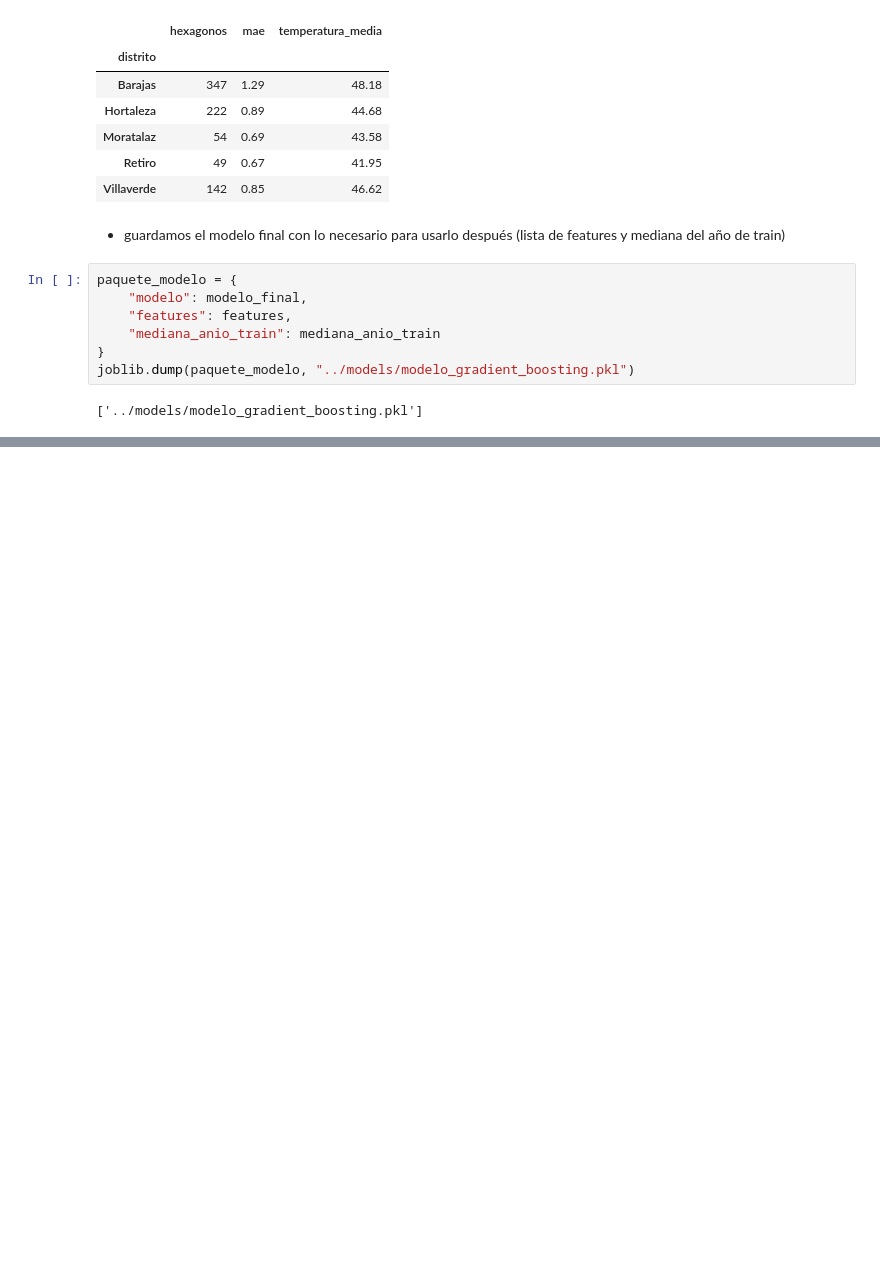
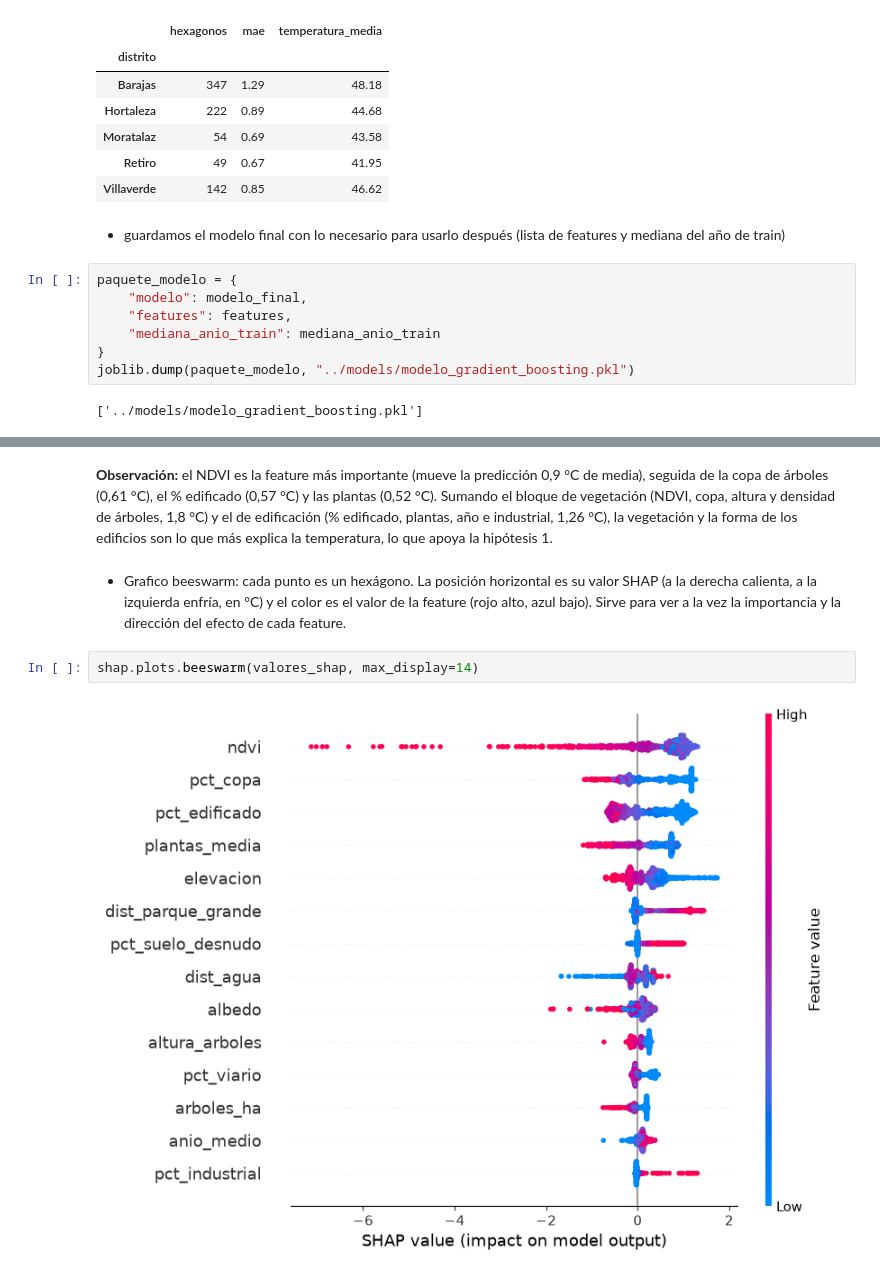
Before and after one commit to Juancarlosdelmarlostanau/calor-mayores-madrid, a Jupyter notebook: notebooks/modelo.ipynb, the cells around one changed output, grey strips where cells are left out. Saved outputs shown, nothing was run; the diff lists cells and outputs as text; blank space fills up the shorter version.

```diff
--- a/notebooks/modelo.ipynb
+++ b/notebooks/modelo.ipynb
@@ -439,0 +482,8 @@ joblib.dump(paquete_modelo, "../models/modelo_gradient_boosting.pkl")
+# %% [markdown]
+**Observación:** el NDVI es la feature más importante (mueve la predicción 0,9 °C de media), seguida de la copa de árboles (0,61 °C), el % edificado (0,57 °C) y las plantas (0,52 °C). Sumando el bloque de vegetación (NDVI, copa, altura y densidad de árboles, 1,8 °C) y el de edificación (% edificado, plantas, año e industrial, 1,26 °C), la vegetación y la forma de los edificios son lo que más explica la temperatura, lo que apoya la hipótesis 1.
+# %% [markdown]
+- Grafico beeswarm: cada punto es un hexágono. La posición horizontal es su valor SHAP (a la derecha calienta, a la izquierda enfría, en °C) y el color es el valor de la feature (rojo alto, azul bajo). Sirve para ver a la vez la importancia y la dirección del efecto de cada feature.
+# %%
+shap.plots.beeswarm(valores_shap, max_display=14)
+# %% [output]
+[figure, added]
```
Also changed, not shown: parts of 18 cells of this notebook.
